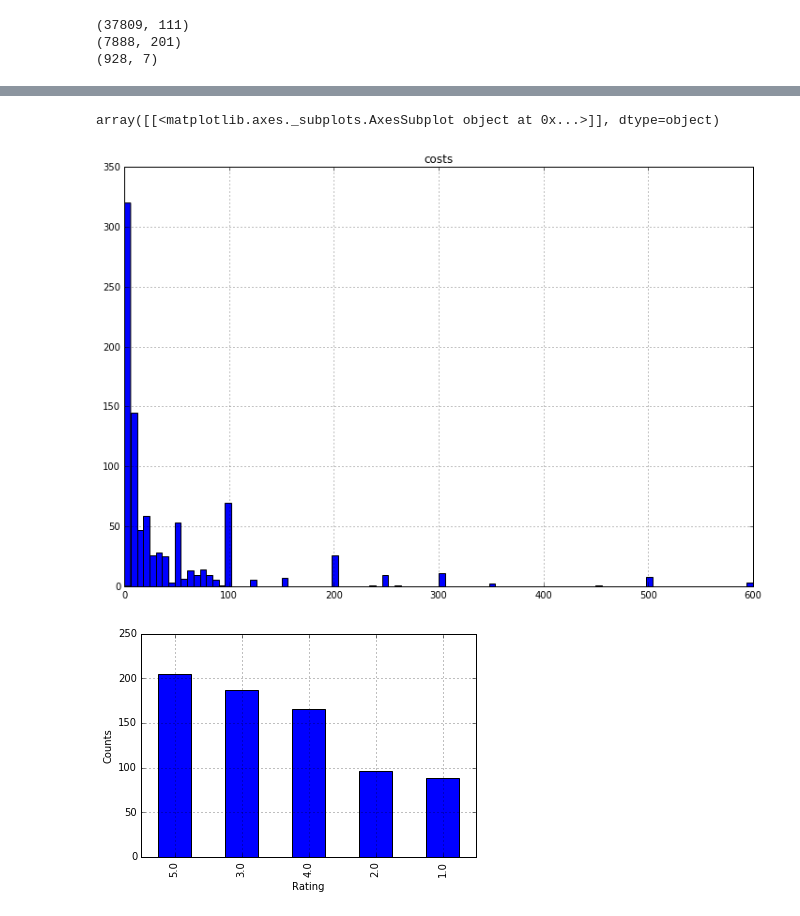
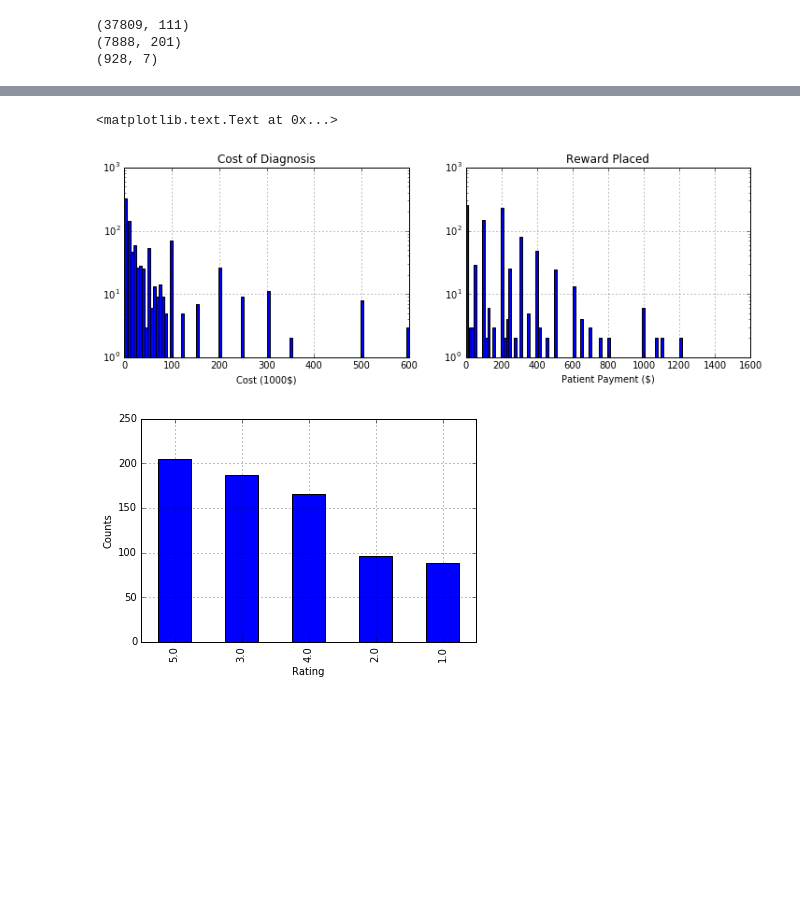
Before and after one commit to mhaytmyr/Insight, a Jupyter notebook: Week2.ipynb, the cells around one changed output, grey strips where cells are left out. Drawn from its saved outputs; the diff is of its cells as text; code cells hidden in the pictures; blank space fills up the shorter version.

```diff
--- a/Week2.ipynb
+++ b/Week2.ipynb
@@ -63,10 +63,6 @@ import re
 #year case was creatred
 medcases['year'] = medcases['created'].apply(lambda x: re.findall(r'([0-9]+?)-',str(x))[0])
 
-#surveyCase = {item:0 for item in survey.medcase}
-#surveyId = {item:0 for item in survey._id}
-#print(sum(1 for item in medcases._id if item in surveyCase))
-
 medCaseCols = ['_id','user','activityPercentile','medications','medicationCount','lifestyle','caseDuration','surveyAnswered',
                'familyHistory','costs','country','diseaseYear','ethnicity','year','birthYear','reward','id','medicalHistory',
                'primaryBodySystem','primaryComplaint','priorDoctors','productivityLost','created','resolved',
@@ -94,6 +90,7 @@ allMerged = allMerged.dropna(subset=['costs'],how='any')
 allMerged['moneySaved'] = allMerged['costs'].astype(int)-allMerged['reward'].astype(int)/100
 allMerged['reward'] = allMerged['reward'].apply(lambda x: int(x)/100)
 allMerged['costs'] = allMerged['costs'].apply(lambda x: int(x)/1000)
+allMerged['cashWon'] = allMerged['cashWon'].apply(lambda x: int(x)/100)
 
 #allMerged['medications'].value_counts().plot(kind='bar')
 #allMerged[allMerged['priorDoctors']<50]['priorDoctors'].describe()
@@ -167,8 +158,20 @@ array([[<matplotlib.axes._subplots.AxesSubplot object at 0x...>,
-# %%
-allMerged.ix[:,['costs']].hist(bins=100,range=[0,600],figsize=(12,8))
-# %% [output]
-array([[<matplotlib.axes._subplots.AxesSubplot object at 0x...>]], dtype=object)
-[figure, removed]
+# %%
+#allMerged.ix[:,['costs']].hist(bins=100,range=[0,600],figsize=(12,8))
+fig0 = plt.figure()
+ax1 = fig0.add_subplot(221)
+allMerged.ix[:,'costs'].hist(bins=100, range=[0,600],figsize=(12,8))
+ax1.set_title('Cost of Diagnosis')
+ax1.set_xlabel('Cost (1000$)')
+ax1.set_yscale("log", nonposx='clip')
+
+ax2 = fig0.add_subplot(222)
+allMerged.ix[:,'reward'].hist(bins=100, range=[0,1500],figsize=(12,8))
+ax2.set_title('Reward Placed')
+ax2.set_yscale("log", nonposy='clip')
+ax2.set_xlabel('Patient Payment ($)')
+# %% [output]
+<matplotlib.text.Text at 0x...>
+[figure, added]
 # %%
 #Look at rating distribution
 import matplotlib.pyplot as plt
```
Also changed, not shown: parts of 8 cells of this notebook.
